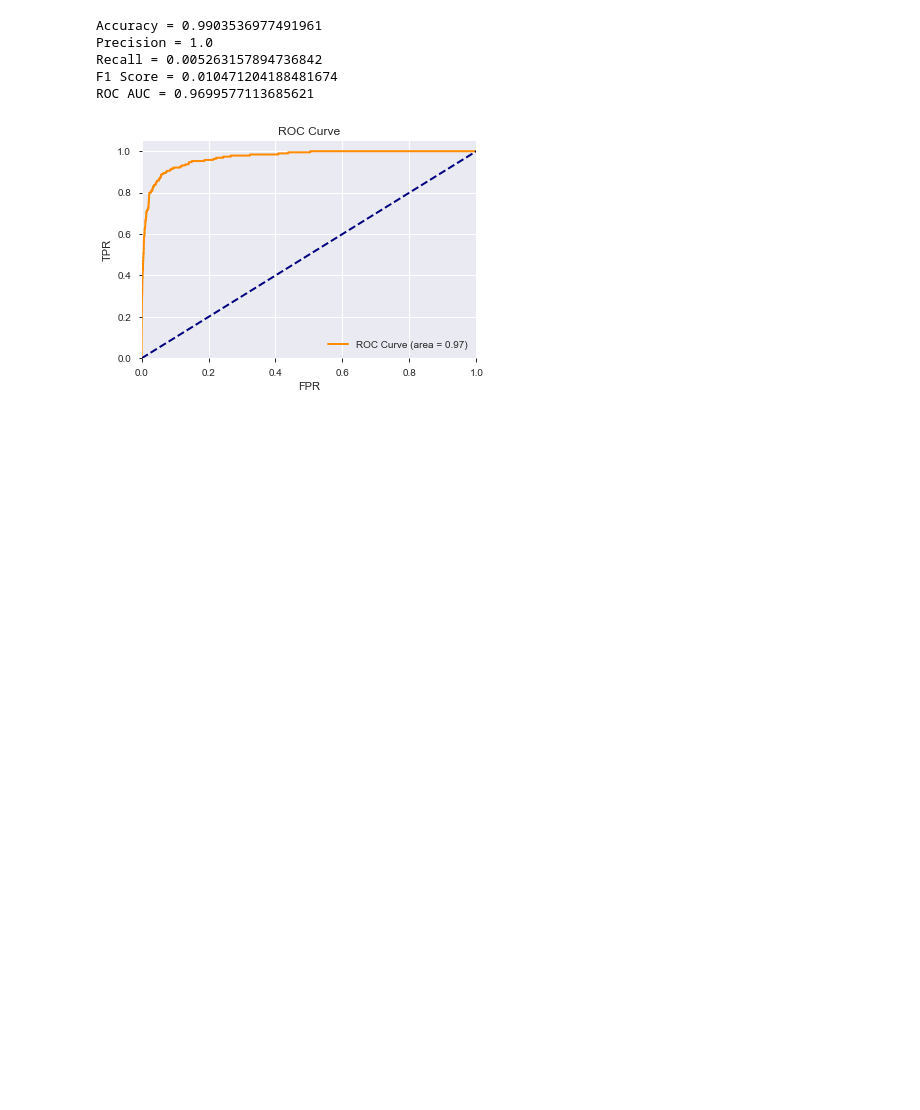
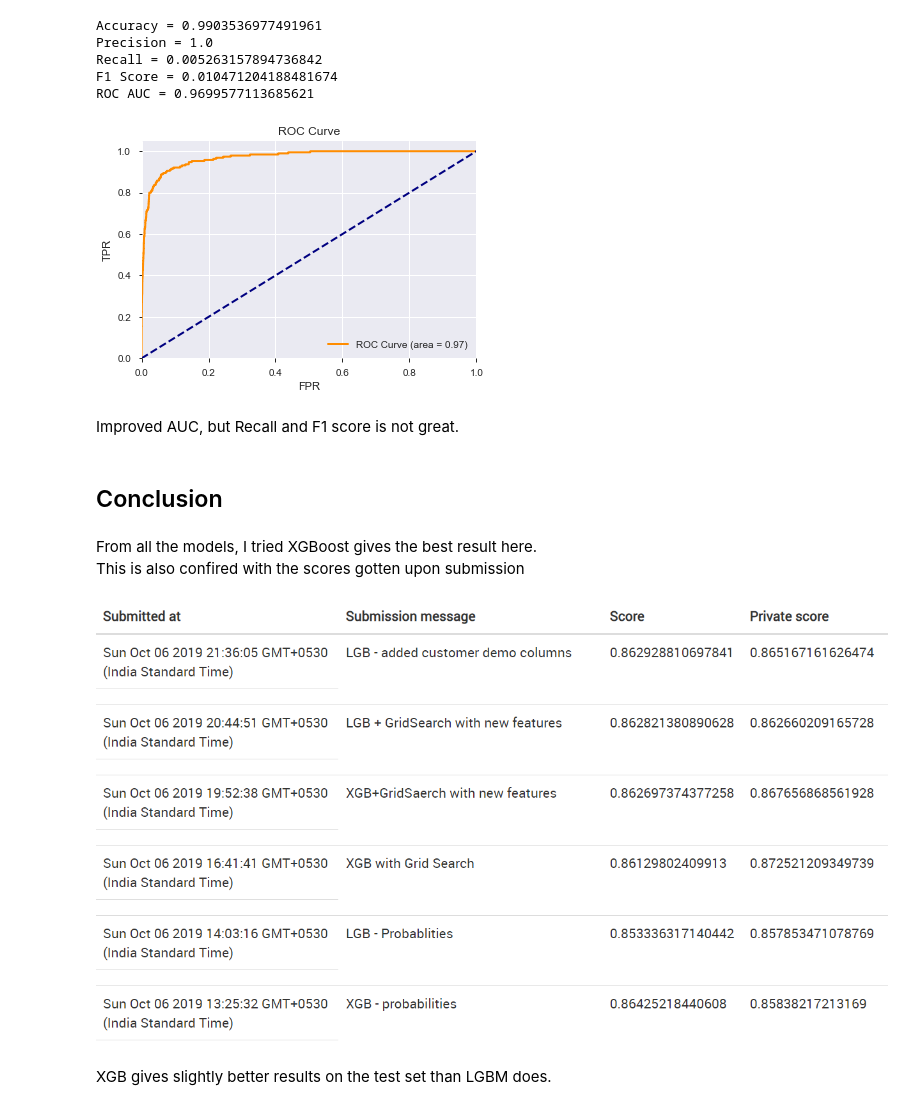
Before and after one commit to mohits19/AmExpert19, a Jupyter notebook: amexpert19.ipynb, the cells around one changed output. Cells and saved outputs as stored; diff of their text form; code cells hidden in the pictures; blank space fills up the shorter version.

```diff
--- a/amexpert19.ipynb
+++ b/amexpert19.ipynb
@@ -1189,8 +1203,21 @@ Recall = 0.005263157894736842
 F1 Score = 0.010471204188481674
 ROC AUC = 0.9699577113685621
 [figure]
+# %% [markdown]
+Improved AUC, but Recall and F1 score is not great.
 # %%
 lgb_best.fit(x,y)
 test_prob = lgb_best.predict_proba(mtest)[:,1]
 df = pd.DataFrame({'id':test_ids,'redemption_status':test_prob})
 df.to_csv('submissions/submission-lgb.csv',index=False)
+# %% [markdown]
+## Conclusion
+# %% [markdown]
+From all the models, I tried XGBoost gives the best result here.
+This is also confired with the scores gotten upon submission
+# %%
+Image('images/scores.PNG')
+# %% [output]
+[figure, added]
+# %% [markdown]
+XGB gives slightly better results on the test set than LGBM does.
```
Also changed, not shown: parts of 10 cells of this notebook.
